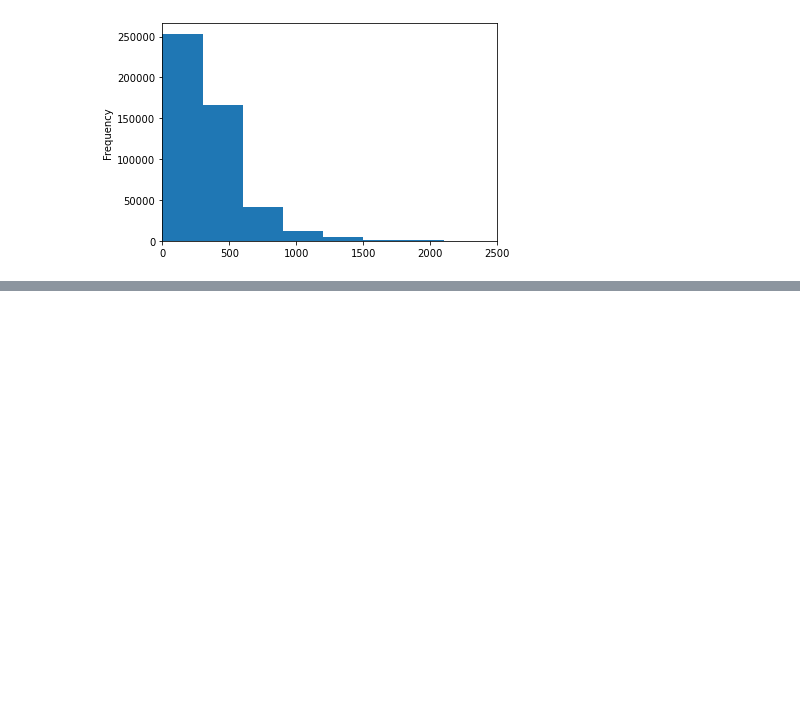
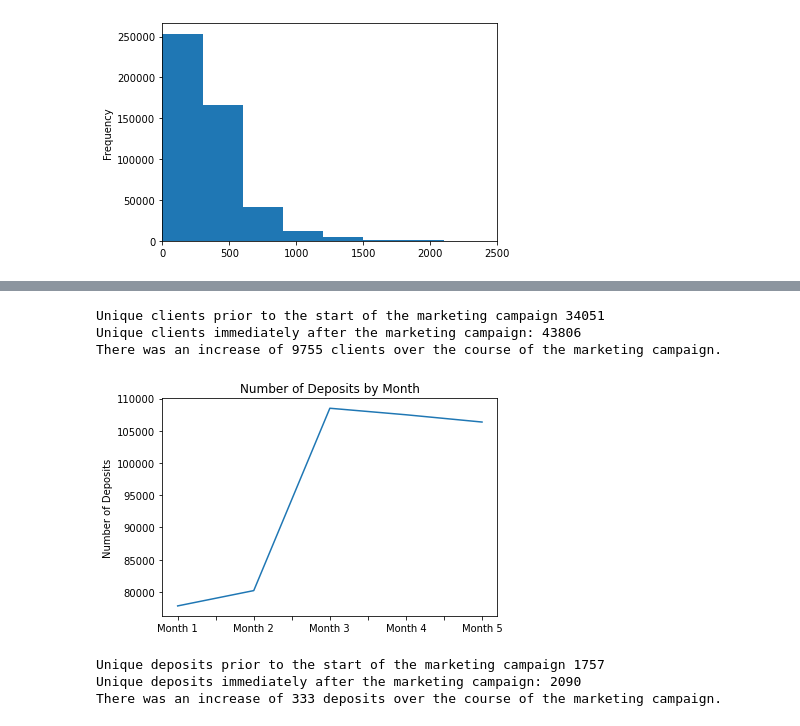
Before and after one commit to AvatarJoshi/marketing_campaign_analysis, a Jupyter notebook: marketing_analysis.ipynb, the cells around one changed output, grey strips where cells are left out. Saved outputs shown, nothing was run; the diff lists cells and outputs as text; code cells hidden in the pictures; blank space fills up the shorter version.

```diff
--- a/marketing_analysis.ipynb
+++ b/marketing_analysis.ipynb
@@ -360 +347,46 @@ small_deposits_df.groupby('month_name').client_id.count().plot(kind='line', titl
+# %%
+# Create a variable that stores unique clients from months 1 and 2
+month_1_2 = df[df['month_name'].isin(['Month 1', 'Month 2'])].client_id.unique()
+
+# Create a variable that stores unique clients from month 3
+month_3 = df[df['month_name'].isin(['Month 3'])].client_id.unique()
+
+
+# Print values
+print(f'Unique clients prior to the start of the marketing campaign {len(month_1_2)}')
+print(f'Unique clients immediately after the marketing campaign: {len(month_3)}')
+
+# Print difference in unique clients over the course of the marketing campaign
+print(f'There was an increase of {len(month_3) - len(month_1_2)} clients over the course of the marketing campaign.')
+# %% [output]
+Unique clients prior to the start of the marketing campaign 34051
+Unique clients immediately after the marketing campaign: 43806
+There was an increase of 9755 clients over the course of the marketing campaign.
+# %%
+# Create a line graph of the number of deposits each month
+df.groupby('month_name').deposit_amount.count().plot(kind='line', title='Number of Deposits by Month')
+
+plt.ylabel('Number of Deposits')
+plt.xlabel('')
+
+plt.show()
+# %% [output]
+[figure, added]
+# %%
+# Create a variable that stores unique deposits from months 1 and 2
+month_1_2 = df[df['month_name'].isin(['Month 1', 'Month 2'])].deposit_amount.unique()
+
+# Create a variable that stores unique deposits from month 3
+month_3 = df[df['month_name'].isin(['Month 3'])].deposit_amount.unique()
+
+# Print values
+print(f'Unique deposits prior to the start of the marketing campaign {len(month_1_2)}')
+print(f'Unique deposits immediately after the marketing campaign: {len(month_3)}')
+
+# Print difference in unique deposits over the course of the marketing campaign
+print(f'There was an increase of {len(month_3) - len(month_1_2)} deposits over the course of the marketing campaign.')
+# %% [output]
+Unique deposits prior to the start of the marketing campaign 1757
+Unique deposits immediately after the marketing campaign: 2090
+There was an increase of 333 deposits over the course of the marketing campaign.
 # %%
```
Also changed, not shown: parts of 20 cells of this notebook.
